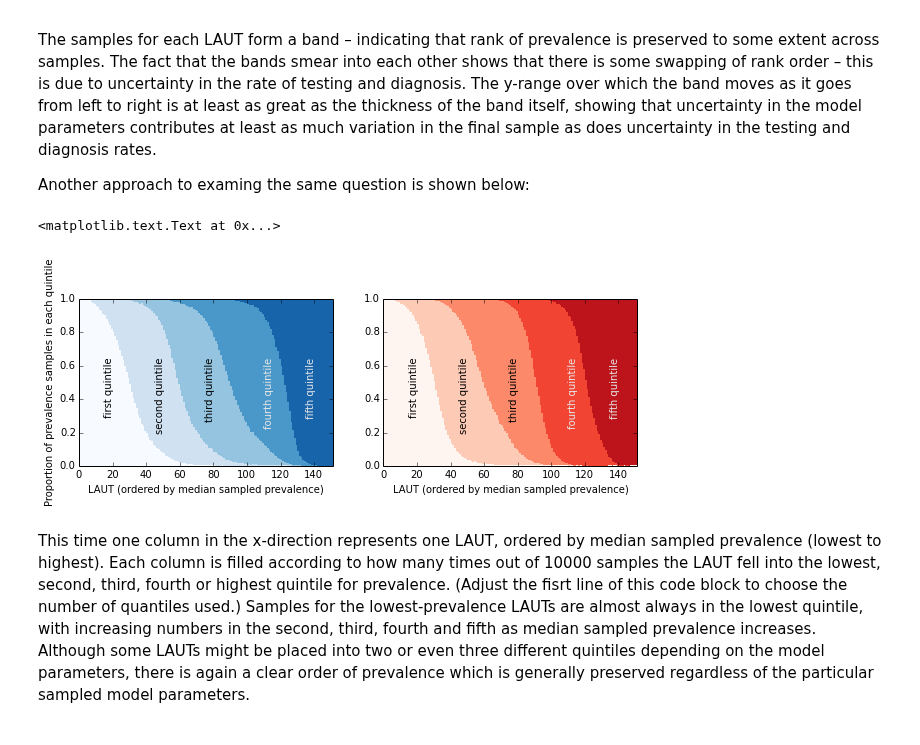
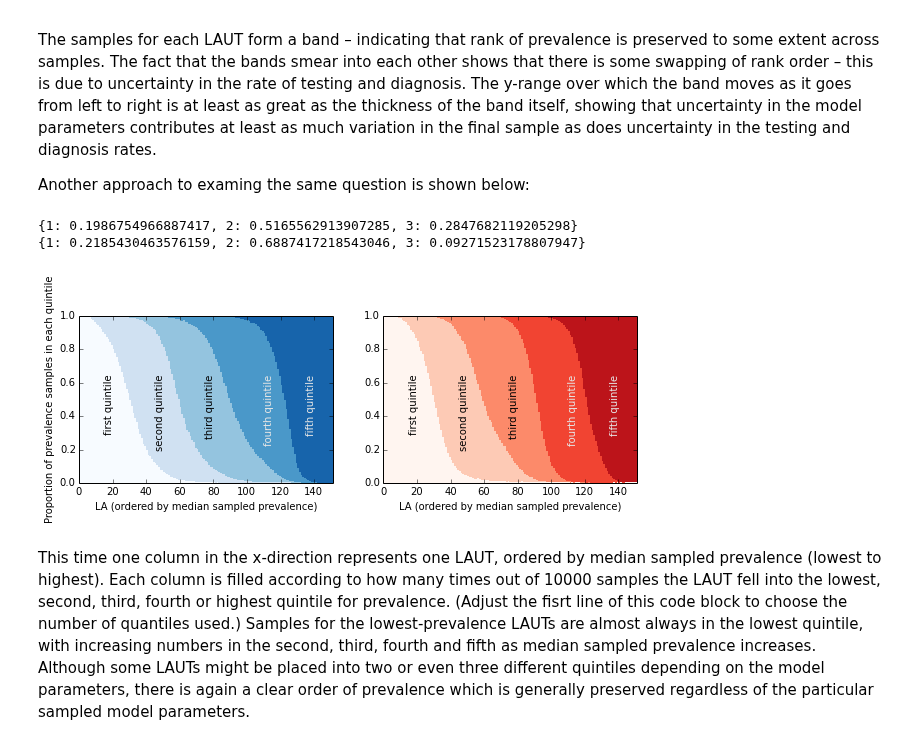
Before and after one commit to joanna-lewis/ct_surveillance, a Jupyter notebook: local_authorities.ipynb, the cells around one changed output. Saved outputs shown, nothing was run; the diff lists cells and outputs as text; code cells hidden in the pictures.

```diff
--- a/local_authorities.ipynb
+++ b/local_authorities.ipynb
@@ -667,37 +676,44 @@ ax1.annotate('first quintile', [15, 0.6], rotation = 'vertical')
 ax1.annotate('second quintile', [45, 0.6], rotation = 'vertical')
 ax1.annotate('third quintile', [75, 0.6], rotation = 'vertical')
 ax1.annotate('fourth quintile', [110, 0.6], rotation = 'vertical', color='0.9')
 ax1.annotate('fifth quintile', [135, 0.6], rotation = 'vertical', color='0.9')
 
 ax1.set_xlim([0,151])
 ax1.set_ylim([0,1])
-ax1.set_xlabel('LAUT (ordered by median sampled prevalence)')
+ax1.set_xlabel('LA (ordered by median sampled prevalence)')
 ax1.set_ylabel('Proportion of prevalence samples in each quintile')
 #ax1.set_title('Sexually active men, 15-24 years')
+
+howmany = [sum(sizes[i] >= 0.05*n_sample) for i in range(151)]
+print {x:howmany.count(x)/151. for x in howmany}
 
 # women
 reds = plt.get_cmap('Reds')
 quantiles = n_quantiles*argsort(prev_f_laut_s,axis=1)/151
 sizes = [bincount(quantiles[:,i], minlength=n_quantiles) for i in range(151)]
 bottoms = zeros(151)
 for i in xrange(n_quantiles):
     ax2.bar(range(151), array([sizes[j][i] for j in range(151)])/float(n_sample), 1, bottoms, color=reds((0.+i)/n_quantiles), edgecolor='None')
     bottoms = bottoms + array([sizes[j][i] for j in range(151)])/float(n_sample)
 
 # these labels are positioned for quintiles
 ax2.annotate('first quintile', [15, 0.6], rotation = 'vertical')
 ax2.annotate('second quintile', [45, 0.6], rotation = 'vertical')
 ax2.annotate('third quintile', [75, 0.6], rotation = 'vertical')
 ax2.annotate('fourth quintile', [110, 0.6], rotation = 'vertical', color='0.9')
 ax2.annotate('fifth quintile', [135, 0.6], rotation = 'vertical', color='0.9')
 
 ax2.set_xlim([0,151])
 ax2.set_ylim([0,1])
-ax2.set_xlabel('LAUT (ordered by median sampled prevalence)')
+ax2.set_xlabel('LA (ordered by median sampled prevalence)')
 #ax2.set_title('Sexually active women, 15-24 years')
+
+howmany = [sum(sizes[i] >= 0.05*n_sample) for i in range(151)]
+print {x:howmany.count(x)/151. for x in howmany}
 # %% [output]
-<matplotlib.text.Text at 0x...>
+{1: 0.1986754966887417, 2: 0.5165562913907285, 3: 0.2847682119205298}
+{1: 0.2185430463576159, 2: 0.6887417218543046, 3: 0.09271523178807947}
-[figure, old version]
+[figure, new version]
 # %% [markdown]
 This time one column in the x-direction represents one LAUT, ordered by median sampled prevalence (lowest to highest). Each column is filled according to how many times out of 10000 samples the LAUT fell into the lowest, second, third, fourth or highest quintile for prevalence. (Adjust the fisrt line of this code block to choose the number of quantiles used.) Samples for the lowest-prevalence LAUTs are almost always in the lowest quintile, with increasing numbers in the second, third, fourth and fifth as median sampled prevalence increases. Although some LAUTs might be placed into two or even three different quintiles depending on the model parameters, there is again a clear order of prevalence which is generally preserved regardless of the particular sampled model parameters.
 # %% [markdown]
```
Also changed, not shown: parts of 13 cells of this notebook.
